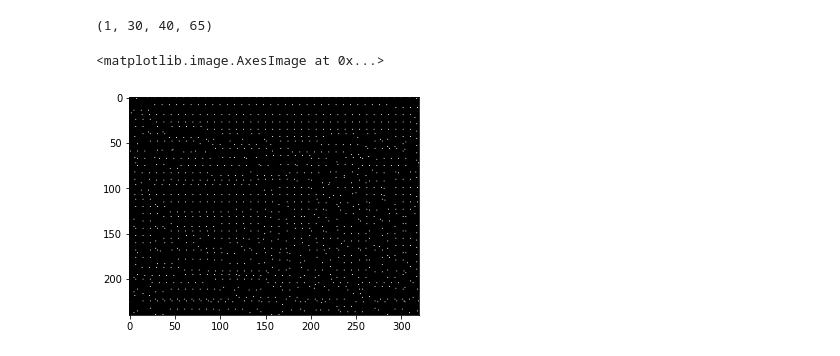
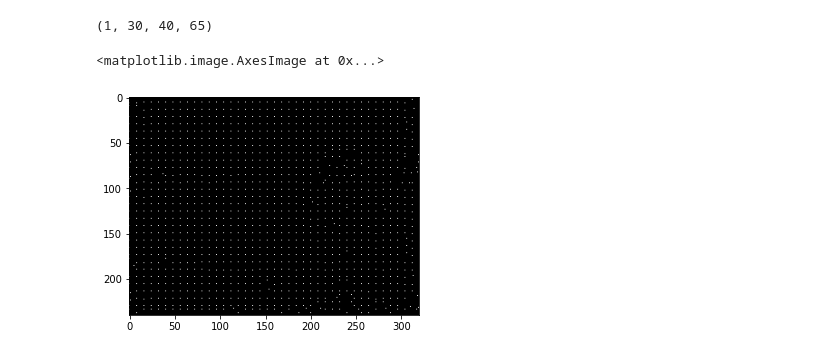
Before and after one commit to amit205/multi-task-learning, a Jupyter notebook: export_detections.ipynb, the cells around one changed output. Cells and saved outputs as stored; diff of their text form; code cells hidden in the pictures.

```diff
--- a/export_detections.ipynb
+++ b/export_detections.ipynb
@@ -83,15 +86,15 @@ result.shape
 # %%
 cfirst = model_config['data_format'] == 'channels_first'
 cindex = 1 if cfirst else -1  # index of the channel
-labels = tf.argmax(result, axis =cindex)
+labels = tf.argmax(result['logits'], axis =cindex)
 one_hot = tf.one_hot(labels, depth = 1+pow(model_config['grid_size'], 2))
 # Strip the extra “no interest point” dustbin
 one_hot = one_hot[:, :-1, :, :] if cfirst else one_hot[:, :, :, :-1]
 one_hot = tf.nn.depth_to_space(
               one_hot, model_config['grid_size'], data_format='NCHW' if cfirst else 'NHWC')
 one_hot = tf.squeeze(one_hot, axis=cindex)
 
 plt.imshow((one_hot)[0], cmap = 'gray')
 # %% [output]
 <matplotlib.image.AxesImage at 0x...>
-[figure, old version]
+[figure, new version]
```
Also changed, not shown: parts of 18 cells of this notebook, 6 other files.
